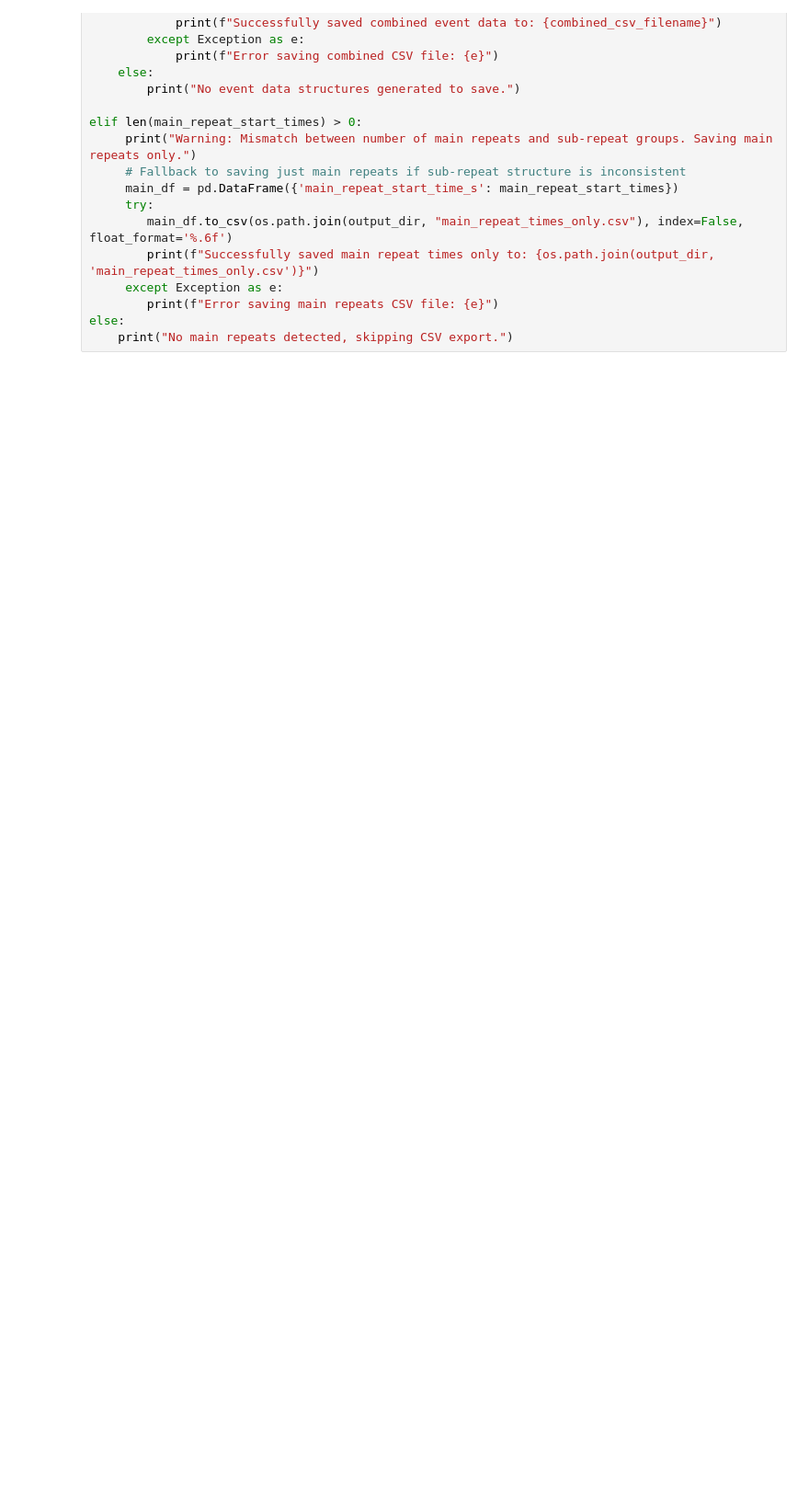
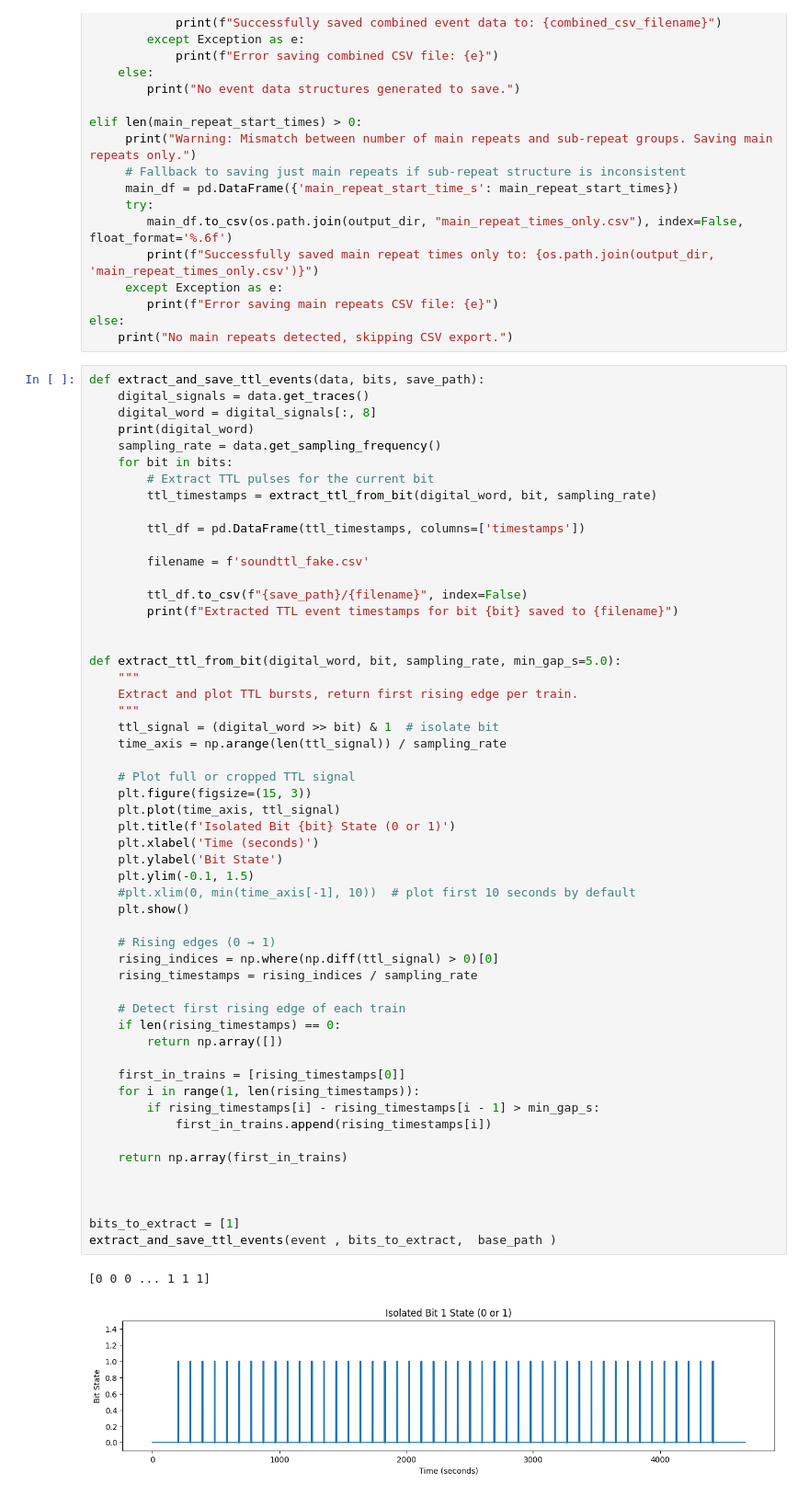
Before and after one commit to FlorianFrei/Phd_Letzkus, a Jupyter notebook: TTL_timing.ipynb, the cells around one changed output. Shown at 92% size. Cells and saved outputs as stored; diff of their text form; blank space fills up the shorter version.

```diff
--- a/TTL_timing.ipynb
+++ b/TTL_timing.ipynb
@@ -541,3 +556,60 @@ elif len(main_repeat_start_times) > 0:
         print(f"Error saving main repeats CSV file: {e}")
 else:
     print("No main repeats detected, skipping CSV export.")
+# %%
+def extract_and_save_ttl_events(data, bits, save_path):
+    digital_signals = data.get_traces()
+    digital_word = digital_signals[:, 8]
+    print(digital_word)
+    sampling_rate = data.get_sampling_frequency()
+    for bit in bits:
+        # Extract TTL pulses for the current bit
+        ttl_timestamps = extract_ttl_from_bit(digital_word, bit, sampling_rate)
+
+        ttl_df = pd.DataFrame(ttl_timestamps, columns=['timestamps'])
+
+        filename = f'soundttl_fake.csv'
+
+        ttl_df.to_csv(f"{save_path}/{filename}", index=False)
+        print(f"Extracted TTL event timestamps for bit {bit} saved to {filename}")
+
+
+def extract_ttl_from_bit(digital_word, bit, sampling_rate, min_gap_s=5.0):
+    """
+    Extract and plot TTL bursts, return first rising edge per train.
+    """
+    ttl_signal = (digital_word >> bit) & 1  # isolate bit
+    time_axis = np.arange(len(ttl_signal)) / sampling_rate
+
+    # Plot full or cropped TTL signal
+    plt.figure(figsize=(15, 3))
+    plt.plot(time_axis, ttl_signal)
+    plt.title(f'Isolated Bit {bit} State (0 or 1)')
+    plt.xlabel('Time (seconds)')
+    plt.ylabel('Bit State')
+    plt.ylim(-0.1, 1.5)
+    #plt.xlim(0, min(time_axis[-1], 10))  # plot first 10 seconds by default
+    plt.show()
+
+    # Rising edges (0 → 1)
+    rising_indices = np.where(np.diff(ttl_signal) > 0)[0]
+    rising_timestamps = rising_indices / sampling_rate
+
+    # Detect first rising edge of each train
+    if len(rising_timestamps) == 0:
+        return np.array([])
+
+    first_in_trains = [rising_timestamps[0]]
+    for i in range(1, len(rising_timestamps)):
+        if rising_timestamps[i] - rising_timestamps[i - 1] > min_gap_s:
+            first_in_trains.append(rising_timestamps[i])
+
+    return np.array(first_in_trains)
+
+
+
+bits_to_extract = [1]
+extract_and_save_ttl_events(event , bits_to_extract,  base_path )
+# %% [output]
+[0 0 0 ... 1 1 1]
+[figure, added]
```
Also changed, not shown: parts of 8 cells of this notebook, 9 other files.
